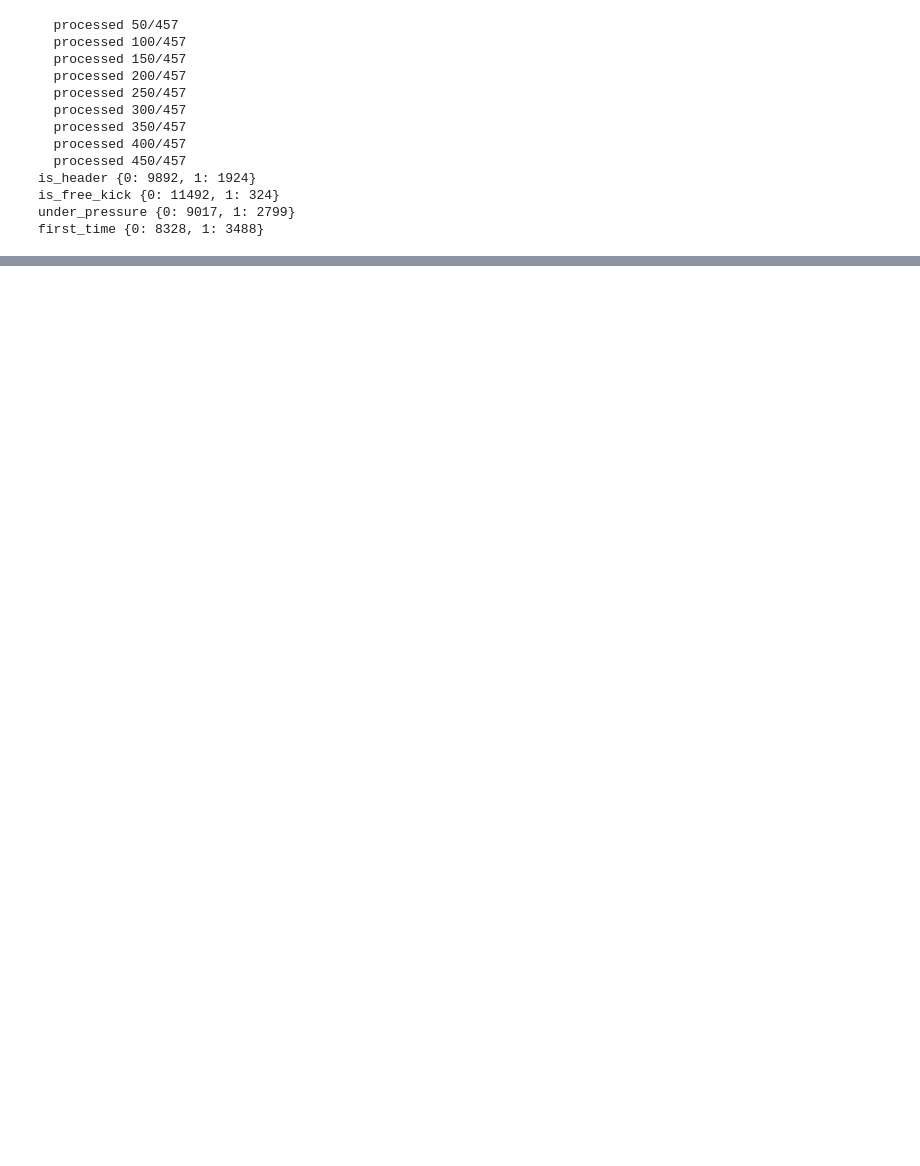
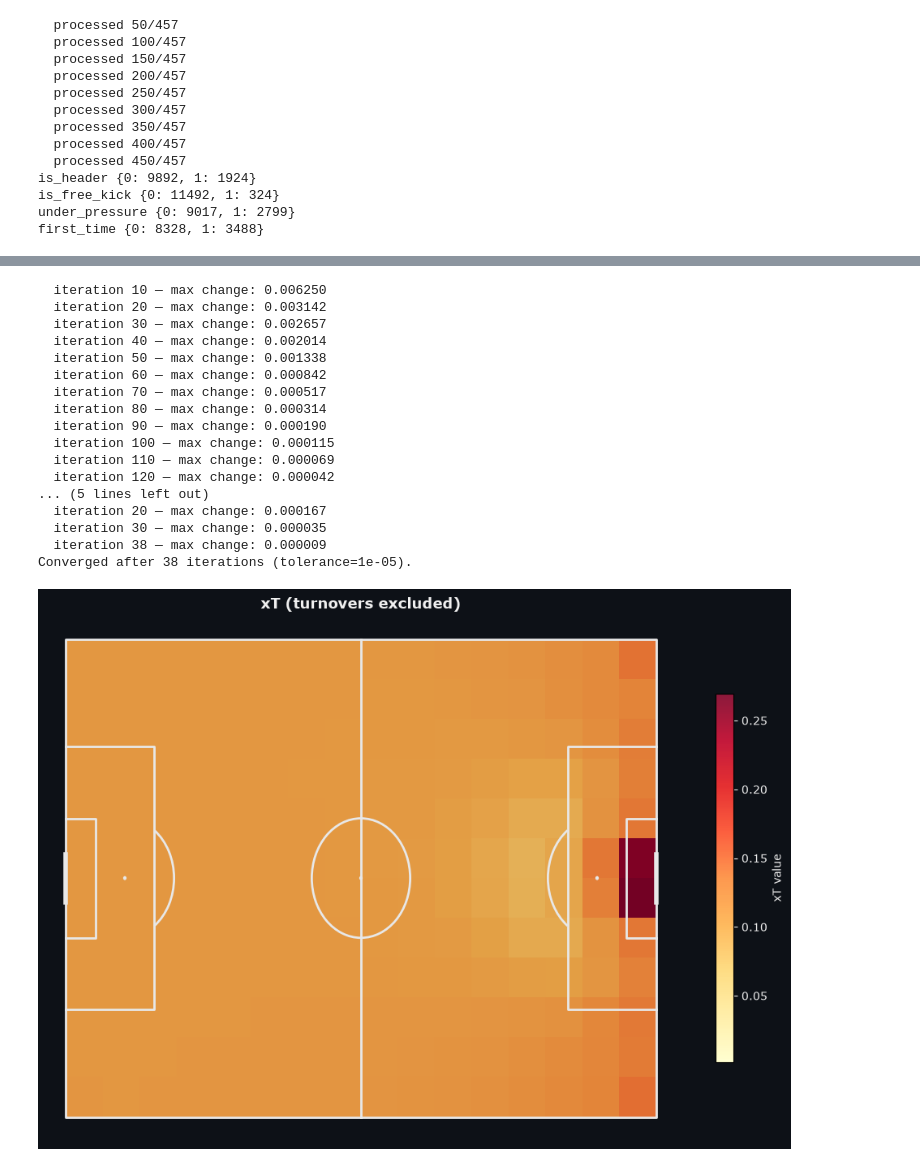
Before and after one commit to Lephim/football-intelligence-copilot, a Jupyter notebook: notebooks/01_exploring_match_data.ipynb, the cells around one changed output, grey strips where cells are left out. Saved outputs shown, nothing was run; the diff lists cells and outputs as text; code cells hidden in the pictures; blank space fills up the shorter version.

```diff
--- a/notebooks/01_exploring_match_data.ipynb
+++ b/notebooks/01_exploring_match_data.ipynb
@@ -423,0 +467,8 @@ first_time {0: 8328, 1: 3488}
+# %%
+import joblib
+from pathlib import Path
+print(Path.cwd())  # check your current working directory
+XG_MODEL_PATH = Path("../models/xg_model.pkl")  # adjust path if your notebook's cwd differs, same as always
+xg_model = joblib.load(XG_MODEL_PATH)
+
+print(type(xg_model))  # should print <class 'dict'>, not <class 'sklearn.linear_model._logistic.LogisticRegression'>
@@ -423,0 +553,43 @@ first_time {0: 8328, 1: 3488}
+# %%
+from src.analytics.xt_model import build_move_and_shot_data, compute_xt_grid
+from src.visualisation.xt_heatmap import plot_xt_heatmap, plot_xt_diff, plot_xt_pct_change
+
+# Rebuild the xT grids and save the plots
+
+data_no_turnover = build_move_and_shot_data(all_events, xg_model, include_turnovers=False)
+xt_no_turnover = compute_xt_grid(data_no_turnover)
+
+data_with_turnover = build_move_and_shot_data(all_events, xg_model, include_turnovers=True)
+xt_with_turnover = compute_xt_grid(data_with_turnover)
+
+shared_vmax = max(xt_no_turnover.max(), xt_with_turnover.max())
+shared_vmin = min(xt_no_turnover.min(), xt_with_turnover.min())
+
+fig1 = plot_xt_heatmap(xt_no_turnover, "xT (turnovers excluded)", vmin=shared_vmin, vmax=shared_vmax)
+fig2 = plot_xt_heatmap(xt_with_turnover, "xT (turnover-aware)", vmin=shared_vmin, vmax=shared_vmax)
+fig3 = plot_xt_diff(xt_no_turnover, xt_with_turnover, "excl. turnovers", "turnover-aware")
+fig4 = plot_xt_pct_change(xt_no_turnover, xt_with_turnover, "excl. turnovers", "turnover-aware")
+
+fig1.savefig("xt_no_turnover.png")
+fig2.savefig("xt_with_turnover.png")
+fig3.savefig("xt_diff.png")
+fig4.savefig("xt_pct_change.png")
+# %% [output]
+  iteration 10 — max change: 0.006250
+  iteration 20 — max change: 0.003142
+  iteration 30 — max change: 0.002657
+  iteration 40 — max change: 0.002014
+  iteration 50 — max change: 0.001338
+  iteration 60 — max change: 0.000842
+  iteration 70 — max change: 0.000517
+  iteration 80 — max change: 0.000314
+  iteration 90 — max change: 0.000190
+  iteration 100 — max change: 0.000115
+  iteration 110 — max change: 0.000069
+  iteration 120 — max change: 0.000042
+... (5 lines left out)
+  iteration 20 — max change: 0.000167
+  iteration 30 — max change: 0.000035
+  iteration 38 — max change: 0.000009
+Converged after 38 iterations (tolerance=1e-05).
+[figure, added]
```
Also changed, not shown: parts of 37 cells of this notebook, 10 other files.
